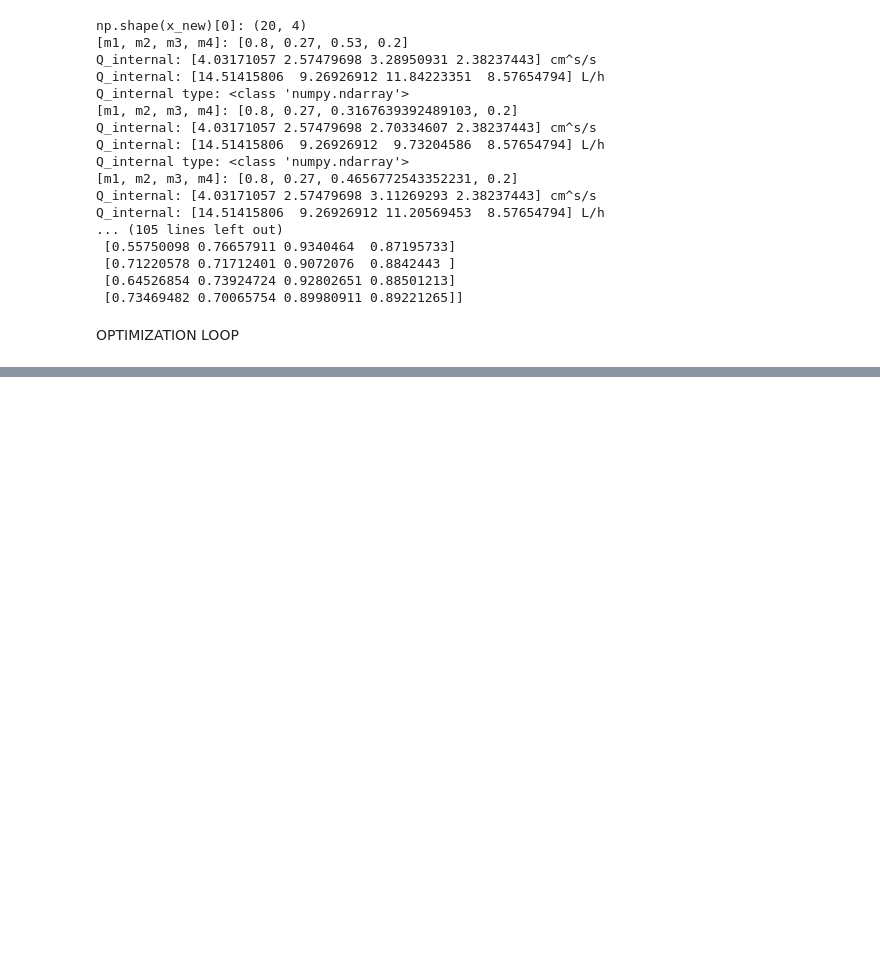
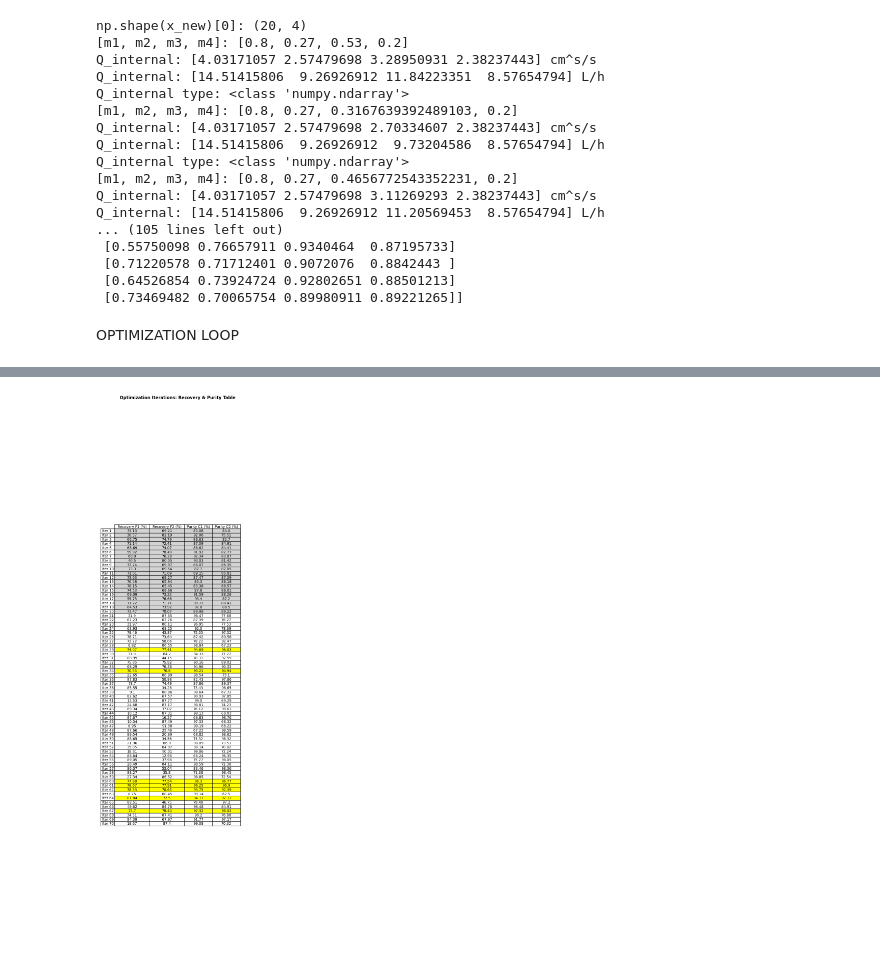
Before and after one commit to Nawa-Punabantu/Opt_Algos, a Jupyter notebook: Opt_with_triangle.ipynb, the cells around one changed output, grey strips where cells are left out. Drawn from its saved outputs; the diff is of its cells as text; code cells hidden in the pictures; blank space fills up the shorter version.

```diff
--- a/Opt_with_triangle.ipynb
+++ b/Opt_with_triangle.ipynb
@@ -2153,0 +2239,44 @@ plt.show()
+# %%
+import numpy as np
+import matplotlib.pyplot as plt
+
+# Create a data table with recoveries first
+data = np.column_stack((f1_vals*100, f2_vals*100, c1_vals*100, c2_vals*100))
+columns = ['Recovery F1 (%)', 'Recovery F2 (%)', 'Purity C1 (%)', 'Purity C2 (%)']
+rows = [f'Iter {i+1}' for i in range(len(c1_vals))]
+
+# Identify "star" entries (where f1_vals, f2_vals > 70 and c1_vals, c2_vals > 90)
+star_indices = np.where((f1_vals*100 > 70) & (f2_vals*100 > 70) & (c1_vals*100 > 90) & (c2_vals*100 > 90))[0]
+
+# Create figure
+fig, ax = plt.subplots(figsize=(8, len(c1_vals) * 0.4))
+ax.set_title("Optimization Iterations: Recovery & Purity Table", fontsize=12, fontweight='bold', pad=5)  # Reduced padding
+ax.axis('tight')
+ax.axis('off')
+
+# Create the table
+table = ax.table(cellText=data.round(2),
+                 colLabels=columns,
+                 rowLabels=rows,
+                 cellLoc='center',
+                 loc='center')
+
+# Adjust font size
+table.auto_set_font_size(False)
+table.set_fontsize(10)
+table.auto_set_column_width(col=list(range(len(columns))))
+
+# Apply colors
+for i in range(len(c1_vals)):
+    for j in range(len(columns)):
+        cell = table[(i+1, j)]  # (row, column) -> +1 because row labels shift index
+        if i < 20:
+            cell.set_facecolor('lightgray')  # Grey out first 20 rows
+        if i in star_indices:
+            cell.set_facecolor('yellow')  # Highlight star entries in yellow
+# Save the figure as an image
+image_filename = "optimization_table.png"
+fig.savefig(image_filename, dpi=300, bbox_inches='tight')
+plt.show()
+# %% [output]
+[figure, added]
```
Also changed, not shown: parts of 3 cells of this notebook.
